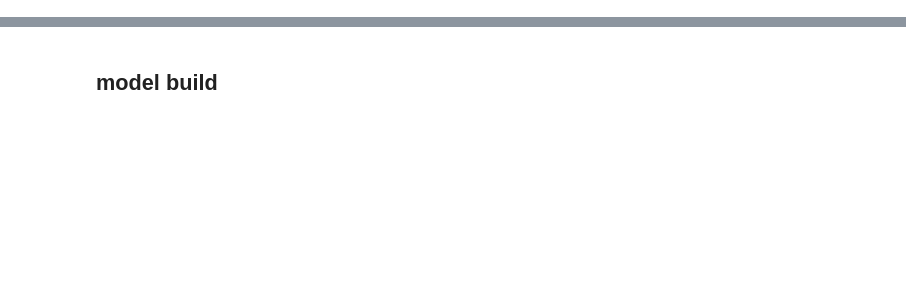
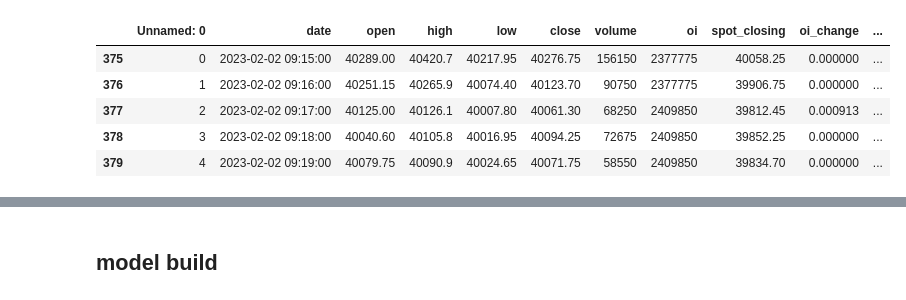
Before and after one commit to ShreyashChacharkar/Algotrading_with_python, a Jupyter notebook: lstm-based-algo.ipynb, the cells around one changed output, grey strips where cells are left out. Cells and saved outputs as stored; diff of their text form; code cells hidden in the pictures; blank space fills up the shorter version.

```diff
--- a/lstm-based-algo.ipynb
+++ b/lstm-based-algo.ipynb
@@ -39,10 +65,18 @@ sta = df[df.strike == 1]
 # %%
-sta["spot_closing"] = df[df.strike == 0].open.to_list()
-sta["diff_closing_opening"] = sta.close.shift() - sta.open
-sta["oi_change"] = np.log(sta.oi).pct_change()
-sta["log_Target_price"] = np.log(sta.close)
-sta["log_Target_return"] = sta.log_Target_price.pct_change()
-sta["Target"] = sta["log_Target_return"].apply(lambda x: 0 if x > 0 else 1)
-sta.fillna(0,inplace=True)
-sta.drop(columns=["type","strike"],inplace=True)
-sta.head()
+feature_data = df[df.strike == 1]
+feature_data["spot_closing"] = df[df.strike == 0].close.to_list()
+# feature_data["diff_closing_opening"] = feature_data.close.shift() - feature_data.open
+feature_data["oi_change"] = np.log(feature_data.oi).pct_change()
+feature_data["log_Target_price"] = np.log(feature_data.close)
+feature_data["log_Target_return"] = feature_data.log_Target_price.pct_change()
+feature_data["Target"] = feature_data["log_Target_return"].apply(lambda x: 0 if x > 0 else 1)
+feature_data.fillna(0,inplace=True)
+feature_data.drop(columns=["type","strike"],inplace=True)
+feature_data.head()
+# %% [output]
+|  | Unnamed: 0 | date | open | high | low | close | volume | oi | spot_closing | oi_change | ... |
+| 375 | 0 | 2023-02-02 09:15:00 | 40289.00 | 40420.7 | 40217.95 | 40276.75 | 156150 | 2377775 | 40058.25 | 0.000000 | ... |
+| 376 | 1 | 2023-02-02 09:16:00 | 40251.15 | 40265.9 | 40074.40 | 40123.70 | 90750 | 2377775 | 39906.75 | 0.000000 | ... |
+| 377 | 2 | 2023-02-02 09:17:00 | 40125.00 | 40126.1 | 40007.80 | 40061.30 | 68250 | 2409850 | 39812.45 | 0.000913 | ... |
+| 378 | 3 | 2023-02-02 09:18:00 | 40040.60 | 40105.8 | 40016.95 | 40094.25 | 72675 | 2409850 | 39852.25 | 0.000000 | ... |
+| 379 | 4 | 2023-02-02 09:19:00 | 40079.75 | 40090.9 | 40024.65 | 40071.75 | 58550 | 2409850 | 39834.70 | 0.000000 | ... |
```
Also changed, not shown: parts of 59 cells of this notebook.
